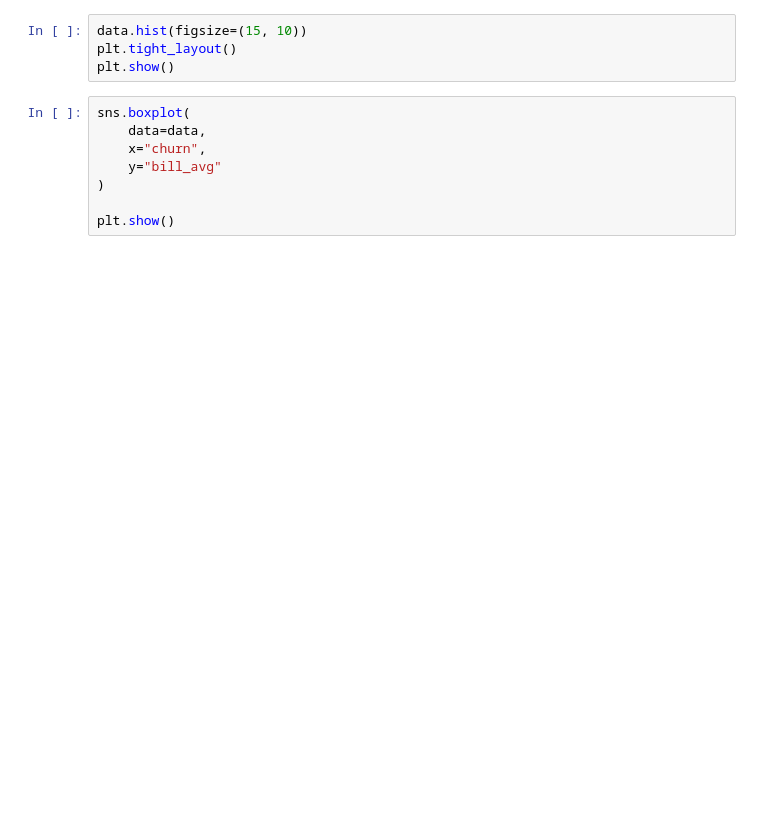
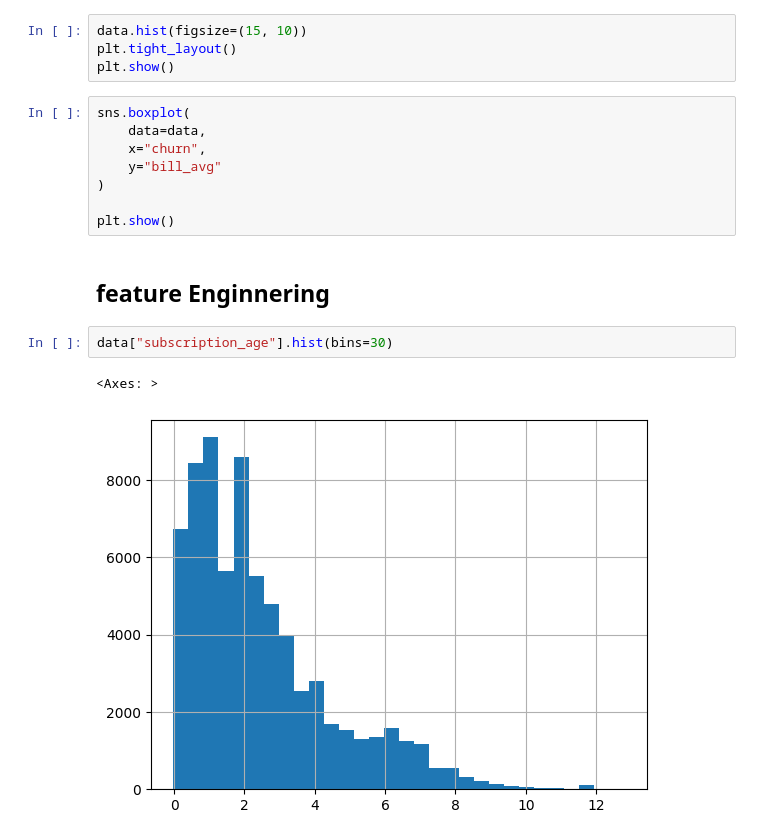
Before and after one commit to mohaiminul-git/ISP-chustomer-churn, a Jupyter notebook: notebooks/analysis.ipynb, the cells around one changed output. Saved outputs shown, nothing was run; the diff lists cells and outputs as text; blank space fills up the shorter version.

Commit message:
Two new  featurs are generated and data is added to the procesed directory

```diff
--- a/notebooks/analysis.ipynb
+++ b/notebooks/analysis.ipynb
@@ -230,3 +232,10 @@ sns.boxplot(
 )
 
 plt.show()
+# %% [markdown]
+## feature Enginnering
+# %%
+data["subscription_age"].hist(bins=30)
+# %% [output]
+<Axes: >
+[figure, added]
```
Also changed, not shown: parts of 8 cells of this notebook, 4 other files.
